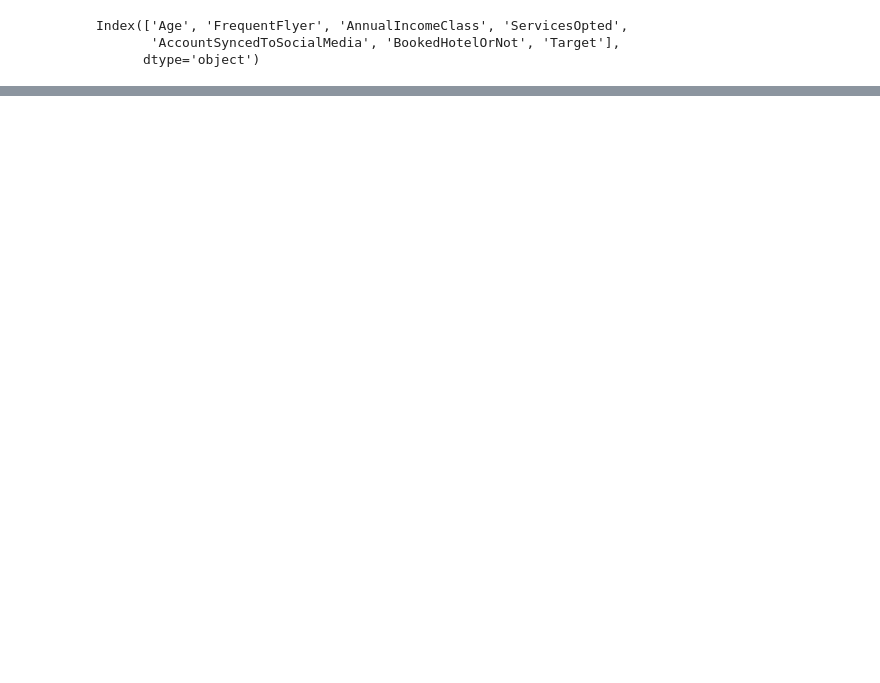
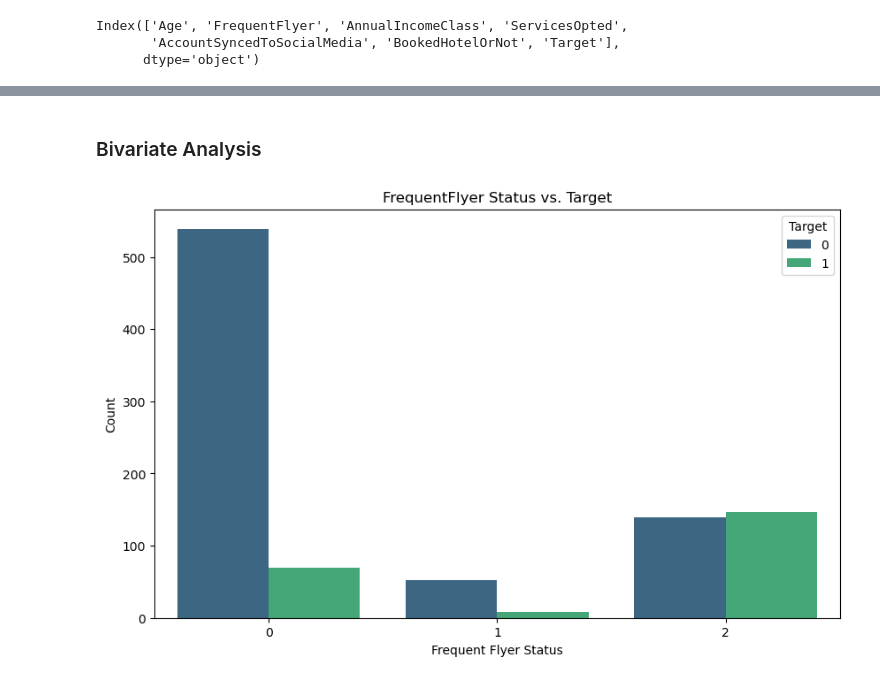
Before and after one commit to idatonui/Customers-Travel, a Jupyter notebook: notebook.ipynb, the cells around one changed output, grey strips where cells are left out. Saved outputs shown, nothing was run; the diff lists cells and outputs as text; code cells hidden in the pictures; blank space fills up the shorter version.

```diff
--- a/notebook.ipynb
+++ b/notebook.ipynb
@@ -184,0 +226,12 @@ Index(['Age', 'FrequentFlyer', 'AnnualIncomeClass', 'ServicesOpted',
+# %% [markdown]
+### Bivariate Analysis
+# %%
+plt.figure(figsize=(10, 6))
+sns.countplot(data=data, x='FrequentFlyer', hue='Target', palette='viridis')
+plt.title('FrequentFlyer Status vs. Target')
+plt.xlabel('Frequent Flyer Status')
+plt.ylabel('Count')
+plt.legend(title='Target')
+plt.show()
+# %% [output]
+[figure, added]
```
Also changed, not shown: parts of 14 cells of this notebook.
